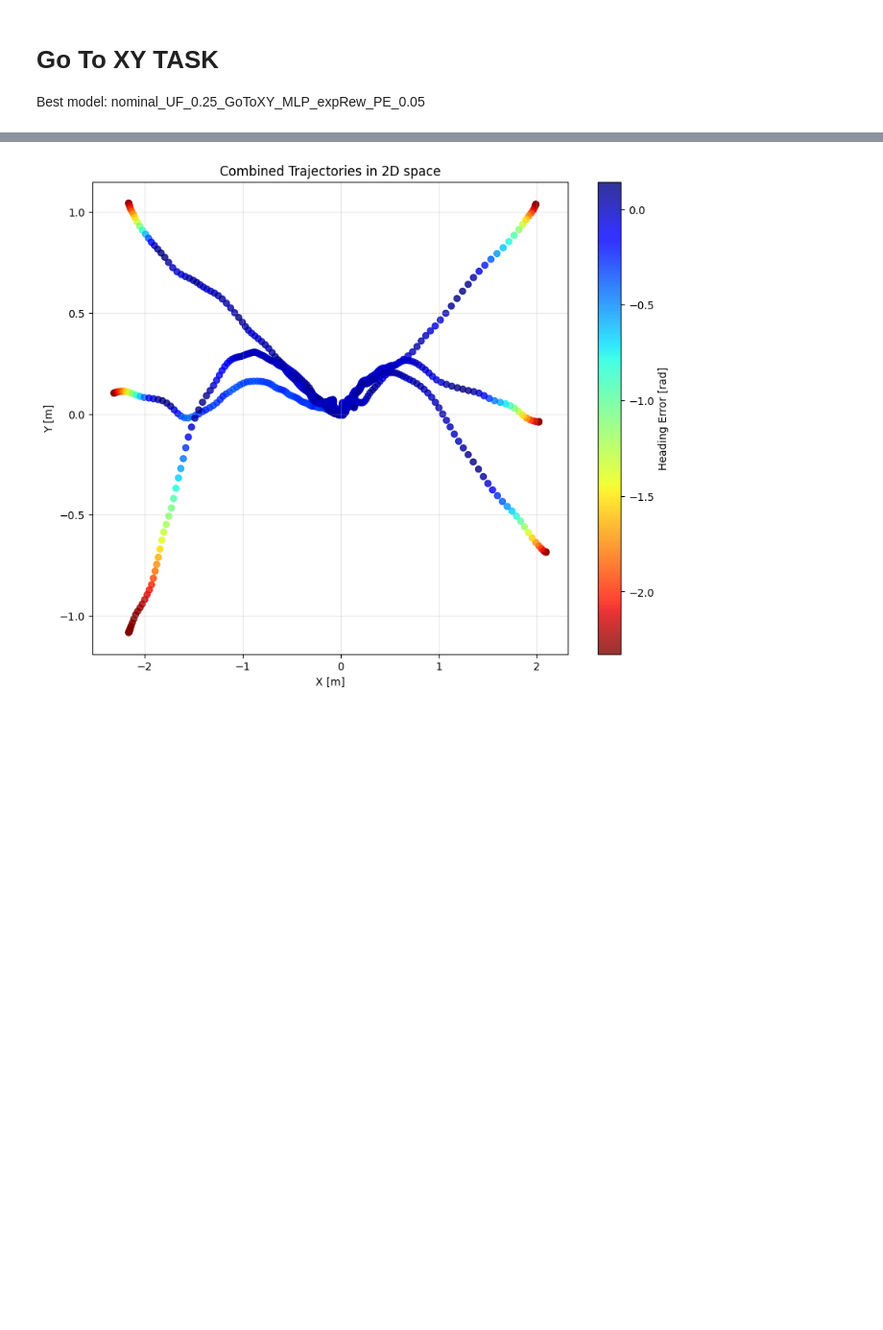
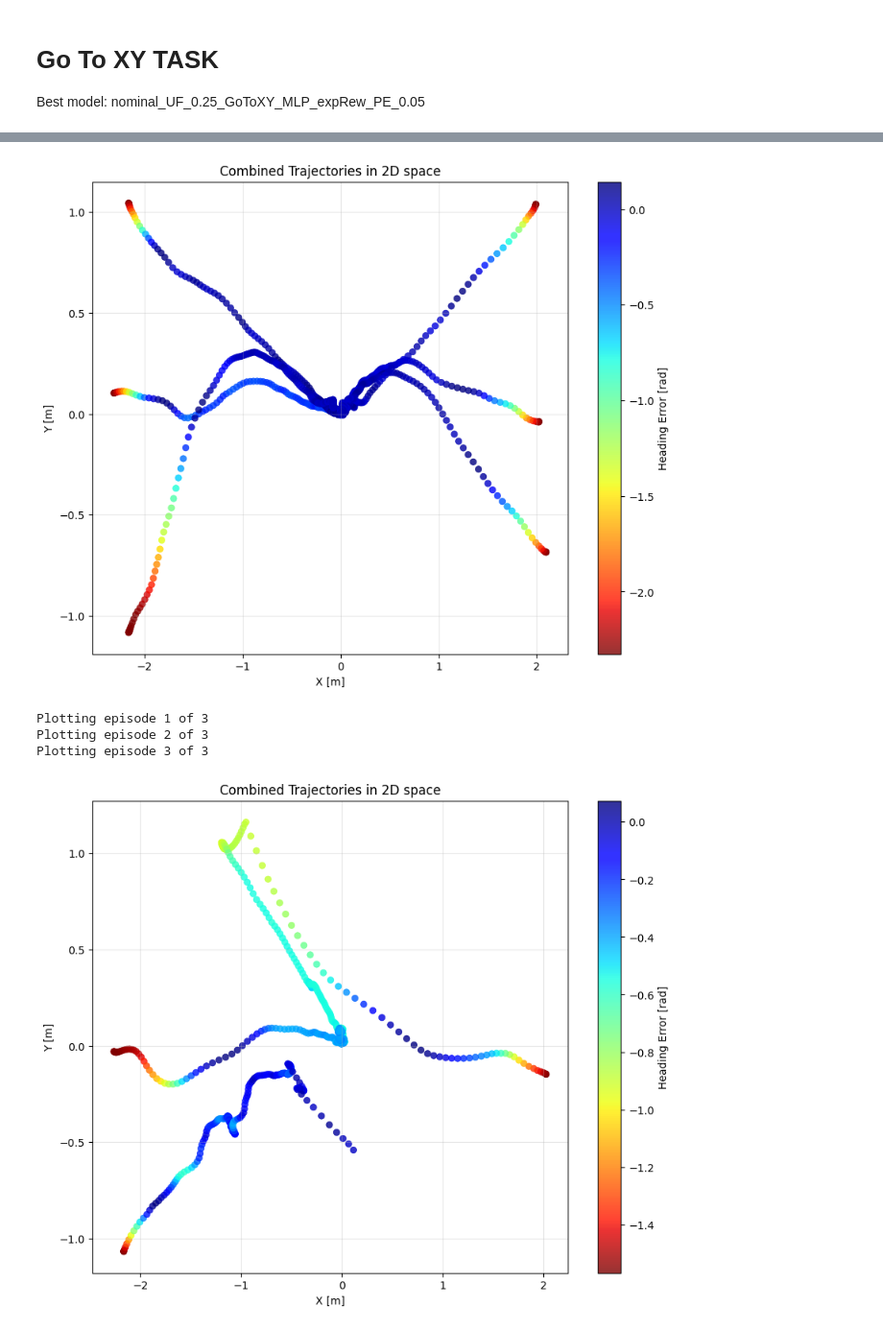
Before and after one commit to elharirymatteo/RANS, a Jupyter notebook: omniisaacgymenvs/utils/icra24_results.ipynb, the cells around one changed output, grey strips where cells are left out. Shown at 96% size. Saved outputs shown, nothing was run; the diff lists cells and outputs as text; code cells hidden in the pictures; blank space fills up the shorter version.

```diff
--- a/omniisaacgymenvs/utils/icra24_results.ipynb
+++ b/omniisaacgymenvs/utils/icra24_results.ipynb
@@ -82,37 +83,45 @@ def plot_single_xy_traj(state_history, ax, color, **kwargs):
     return sc
 # %%
 
-lab_exp_dir = "../ros_lab_exp/11_9_23/Pose_RL"
-lab_exp_episodes = os.listdir(lab_exp_dir)
+exp_names = ['Pose_RL', 'Pose_RL_kill_2']
+lab_exp_dir = "../ros_lab_exp/11_9_23/"
 
-# Create a single figure to combine the plots
-fig, ax = plt.subplots(figsize=(10, 8))
+for exp_name in exp_names:
+    exp_dir = os.path.join(lab_exp_dir, exp_name)
+    lab_exp_episodes = [ep for ep in os.listdir(exp_dir) if ".png" not in ep]
 
-for i, episode in enumerate(lab_exp_episodes):
-    states = np.load(os.path.join(lab_exp_dir, episode, "obs.npy"), allow_pickle=True)
-    states = np.squeeze(states)
-    print(f"Plotting episode {i+1} of {len(lab_exp_episodes)}")
-    sc = plot_single_pose_traj(states, ax=ax)
+    # Create a single figure to combine the plots
+    fig, ax = plt.subplots(figsize=(10, 8))
 
-# Customize the appearance of the plot
-plt.colorbar(sc, label='Heading Error [rad]')
-plt.grid(alpha=0.3)
-plt.xlabel('X [m]')
-plt.ylabel('Y [m]')
-plt.title('Combined Trajectories in 2D space')
+    for i, episode in enumerate(lab_exp_episodes):
+        states = np.load(os.path.join(exp_dir, episode, "obs.npy"), allow_pickle=True)
+        states = np.squeeze(states)
+        print(f"Plotting episode {i+1} of {len(lab_exp_episodes)}")
+        sc = plot_single_pose_traj(states, ax=ax)
 
-# Save the combined plot
-plt.savefig(os.path.join(lab_exp_dir, "combined_trajectories.png"))
+    # Customize the appearance of the plot
+    plt.colorbar(sc, label='Heading Error [rad]')
+    plt.grid(alpha=0.3)
+    plt.xlabel('X [m]')
+    plt.ylabel('Y [m]')
+    plt.title('Combined Trajectories in 2D space')
 
-# Show the combined plot
-plt.show()
+    # Save the combined plot
+    plt.savefig(os.path.join(exp_dir, "combined_trajectories.png"))
+
+    # Show the combined plot
+    plt.show()
 # %% [output]
 Plotting episode 1 of 6
 Plotting episode 2 of 6
 Plotting episode 3 of 6
 Plotting episode 4 of 6
 Plotting episode 5 of 6
 Plotting episode 6 of 6
 [figure]
+Plotting episode 1 of 3
+Plotting episode 2 of 3
+Plotting episode 3 of 3
+[figure, added]
 # %%
 
```
Also changed, not shown: parts of 7 cells of this notebook, 1 other file.
